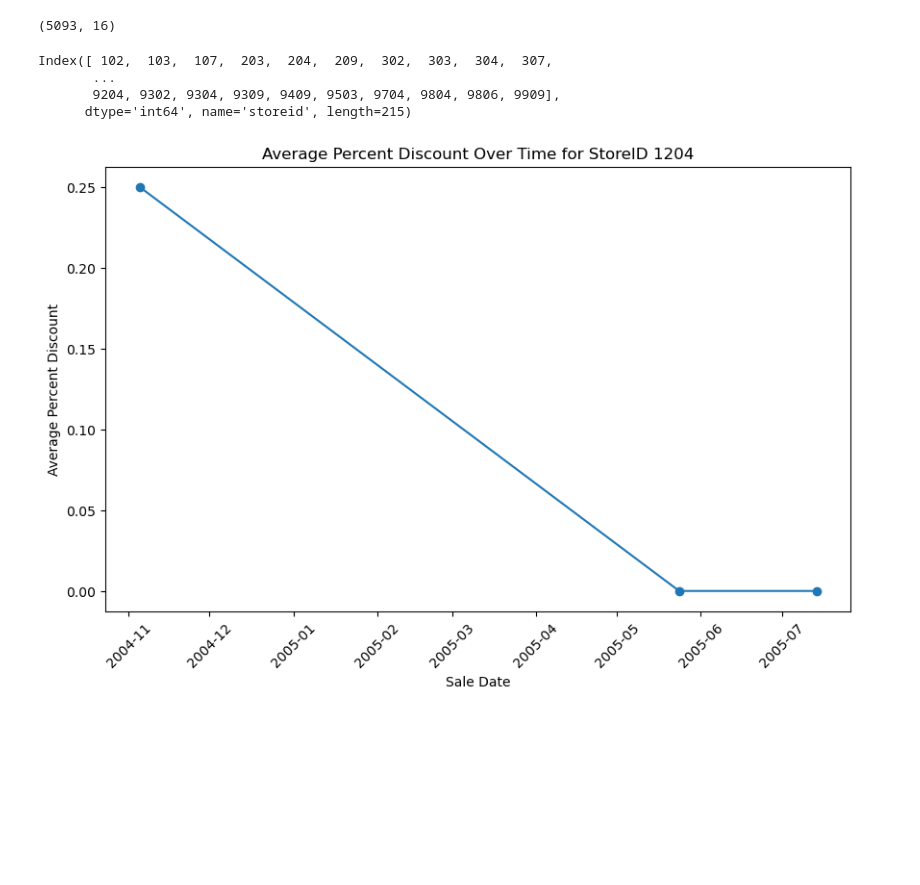
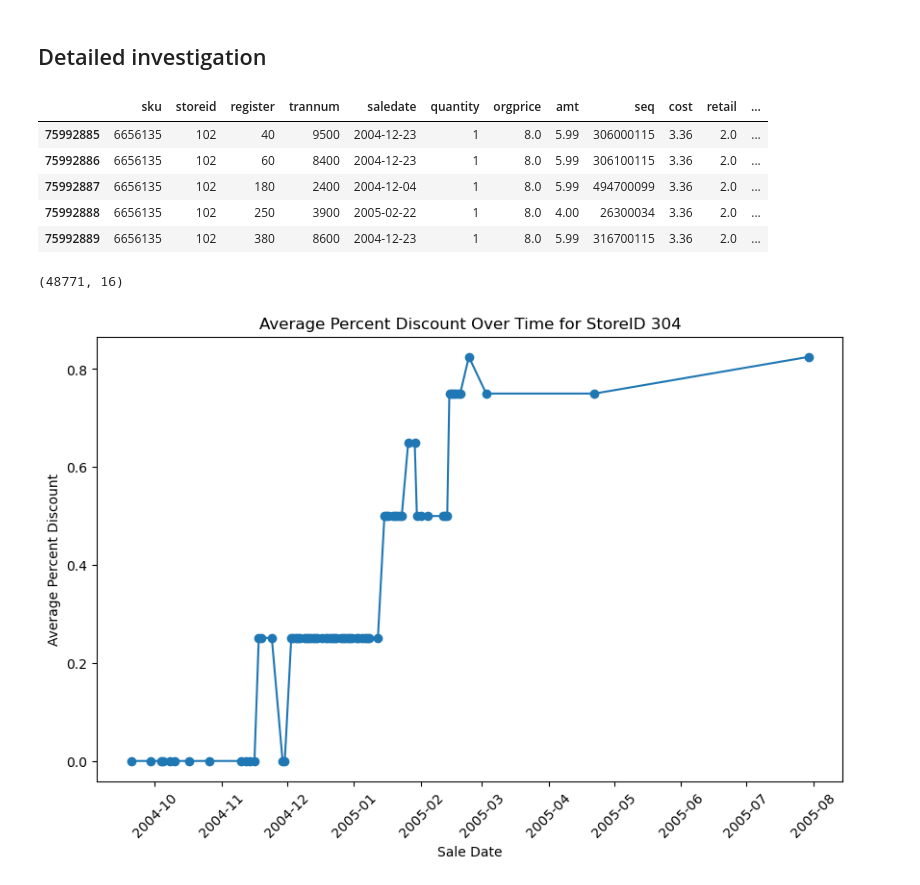
Before and after one commit to jakobkuemmerle/Shopping-Store-Price-Elasticity-Model, a Jupyter notebook: 04_price_elasticity.ipynb, the cells around one changed output. Cells and saved outputs as stored; diff of their text form; code cells hidden in the pictures; blank space fills up the shorter version.

```diff
--- a/04_price_elasticity.ipynb
+++ b/04_price_elasticity.ipynb
@@ -83,13 +297,21 @@ df.head()
+# %% [markdown]
+## Detailed investigation
+# %%
+df = prepare_basket(trans_file_path, skst_file_path)
+df = df[df['sku'] == 6656135]
+df.head()
+# %% [output]
+|  | sku | storeid | register | trannum | saledate | quantity | orgprice | amt | seq | cost | retail | ... |
+| 75992885 | 6656135 | 102 | 40 | 9500 | 2004-12-23 | 1 | 8.0 | 5.99 | 306000115 | 3.36 | 2.0 | ... |
+| 75992886 | 6656135 | 102 | 60 | 8400 | 2004-12-23 | 1 | 8.0 | 5.99 | 306100115 | 3.36 | 2.0 | ... |
+| 75992887 | 6656135 | 102 | 180 | 2400 | 2004-12-04 | 1 | 8.0 | 5.99 | 494700099 | 3.36 | 2.0 | ... |
+| 75992888 | 6656135 | 102 | 250 | 3900 | 2005-02-22 | 1 | 8.0 | 4.00 | 26300034 | 3.36 | 2.0 | ... |
+| 75992889 | 6656135 | 102 | 380 | 8600 | 2004-12-23 | 1 | 8.0 | 5.99 | 316700115 | 3.36 | 2.0 | ... |
 # %%
 df.shape
 # %% [output]
-(5093, 16)
+(48771, 16)
 # %%
 storeid_discount_changes = df.groupby('storeid')['percent_discount'].nunique()
 storeids_with_changes = storeid_discount_changes[storeid_discount_changes > 1].index
-storeids_with_changes
+df_filtered = df[df['storeid'].isin(storeids_with_changes)]
-# %% [output]
-Index([ 102,  103,  107,  203,  204,  209,  302,  303,  304,  307,
-       ...
-       9204, 9302, 9304, 9309, 9409, 9503, 9704, 9804, 9806, 9909],
-      dtype='int64', name='storeid', length=215)
@@ -98,16 +318,16 @@ df_filtered = df[df['storeid'].isin(storeids_with_changes)]
 # %%
-store_1204_discounts = df_filtered[df_filtered['storeid'] == 1204].groupby('saledate')['percent_discount'].mean()
+store_discounts = df_filtered[df_filtered['storeid'] == 304].groupby('saledate')['percent_discount'].mean()
 import matplotlib.pyplot as plt
 
 # Plotting
 plt.figure(figsize=(10, 6))  # Set the figure size
-plt.plot(store_1204_discounts.index, store_1204_discounts, marker='o', linestyle='-')  # Plot with markers
+plt.plot(store_discounts.index, store_discounts, marker='o', linestyle='-')  # Plot with markers
 
-plt.title('Average Percent Discount Over Time for StoreID 1204')
+plt.title('Average Percent Discount Over Time for StoreID 304')
 plt.xlabel('Sale Date')
 plt.ylabel('Average Percent Discount')
 plt.xticks(rotation=45)  # Rotate the x-axis labels for better readability
 
 plt.show()
 # %% [output]
-[figure, old version]
+[figure, new version]
```
Also changed, not shown: parts of 49 cells of this notebook.
